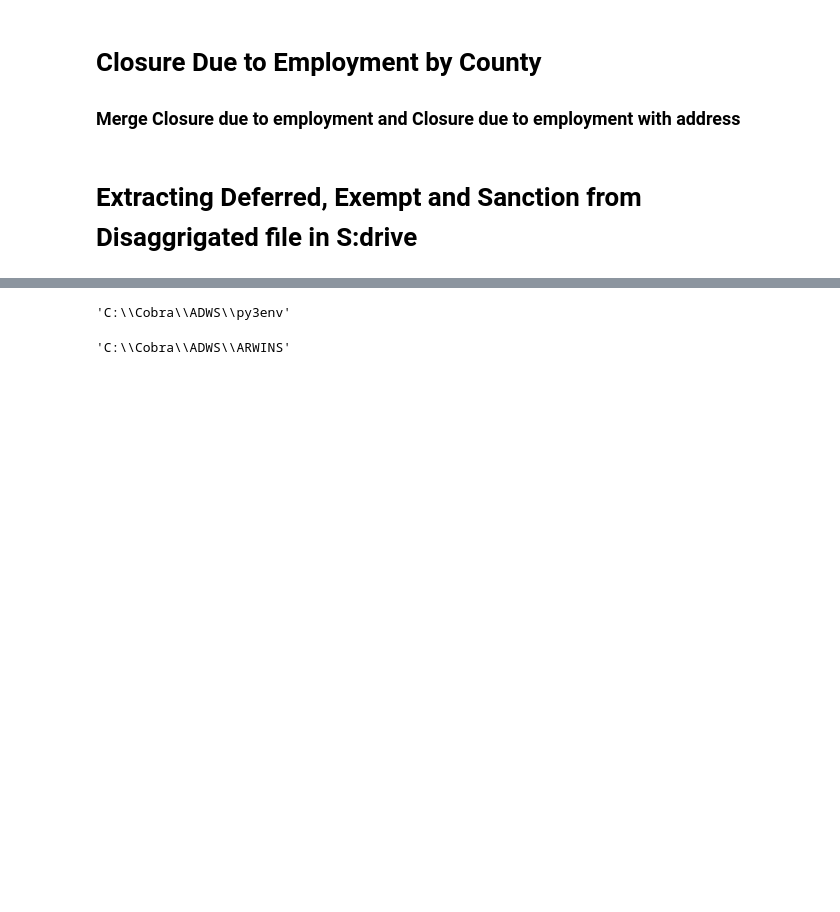
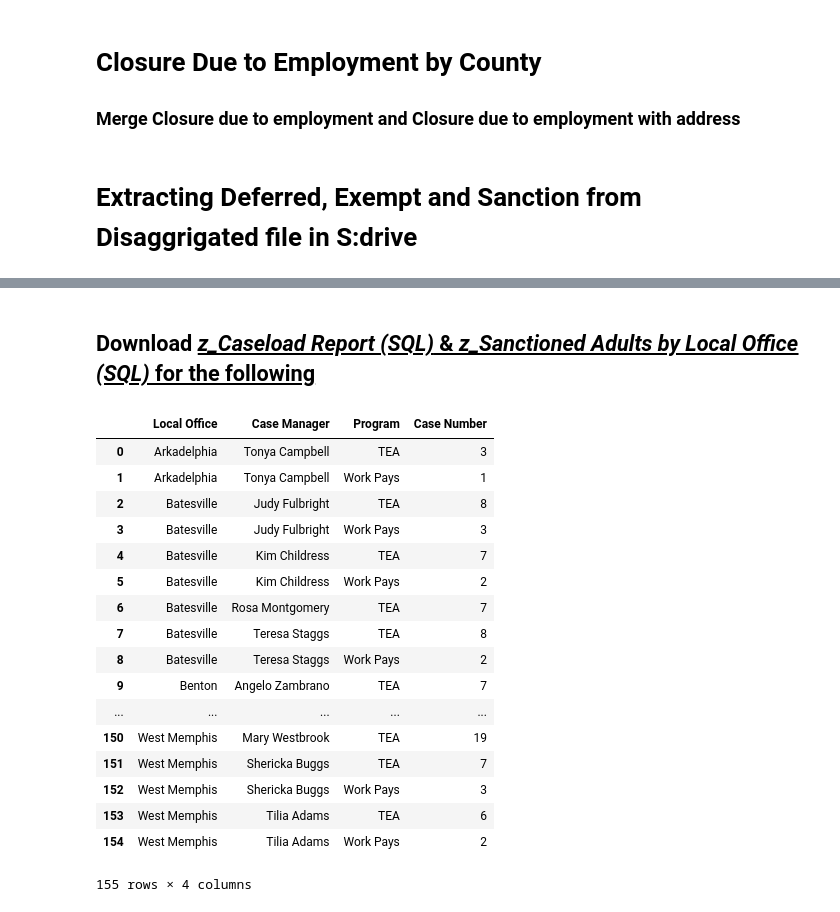
Before and after one commit to nagashrin/federal_reports, a Jupyter notebook: Master/ARWINS Reports_Master.ipynb, the cells around one changed output, grey strips where cells are left out. Saved outputs shown, nothing was run; the diff lists cells and outputs as text; code cells hidden in the pictures; blank space fills up the shorter version.

```diff
--- a/Master/ARWINS Reports_Master.ipynb
+++ b/Master/ARWINS Reports_Master.ipynb
@@ -13,7 +13,7 @@ now = datetime.datetime.now()
 prev = date.today().replace(day=1) - timedelta(days=1)
 int_prev_month = prev.month
 str_prev_month = prev.strftime('%B')
-dir_name = 'S://TANF Reports//!2019 TANF Reports//'
+dir_name = 'S://TANF Reports//!2020 TANF Reports//'
 os.chdir(dir_name)
 
 
@@ -26,7 +26,7 @@ if not os.path.exists(folder_name):
 path = 'C://Users//nnagaraj//Downloads'
 os.chdir(path)
 source = os.listdir(path)
-destination = os.path.join('S://TANF Reports//!2019 TANF Reports', folder_name )
+destination = os.path.join('S://TANF Reports//!2020 TANF Reports', folder_name )
 
 for files in source:
     if files.endswith(".csv"):
@@ -165,5 +139,0 @@ t6_2018q4 = '0000161200001557000014900000028000000259000002510000133200001298000
-# %%
-import os
-os.getcwd()
-# %% [output]
-'C:\\Cobra\\ADWS\\py3env'
@@ -172,4 +140,2 @@ os.chdir('C:\\Cobra\\ADWS\\ARWINS')
-# %%
-os.getcwd()
-# %% [output]
-'C:\\Cobra\\ADWS\\ARWINS'
+# %% [markdown]
+## Download *<u>z_Caseload Report (SQL)<u>* & *<u>z_Sanctioned Adults by Local Office (SQL)<u>* for the following
@@ -175,0 +299,21 @@ os.getcwd()
+# %%
+df_case_count
+# %% [output]
+|  | Local Office | Case Manager | Program | Case Number |
+| 0 | Arkadelphia | Tonya Campbell | TEA | 3 |
+| 1 | Arkadelphia | Tonya Campbell | Work Pays | 1 |
+| 2 | Batesville | Judy Fulbright | TEA | 8 |
+| 3 | Batesville | Judy Fulbright | Work Pays | 3 |
+| 4 | Batesville | Kim Childress | TEA | 7 |
+| 5 | Batesville | Kim Childress | Work Pays | 2 |
+| 6 | Batesville | Rosa Montgomery | TEA | 7 |
+| 7 | Batesville | Teresa Staggs | TEA | 8 |
+| 8 | Batesville | Teresa Staggs | Work Pays | 2 |
+| 9 | Benton | Angelo Zambrano | TEA | 7 |
+| ... | ... | ... | ... | ... |
+| 150 | West Memphis | Mary Westbrook | TEA | 19 |
+| 151 | West Memphis | Shericka Buggs | TEA | 7 |
+| 152 | West Memphis | Shericka Buggs | Work Pays | 3 |
+| 153 | West Memphis | Tilia Adams | TEA | 6 |
+| 154 | West Memphis | Tilia Adams | Work Pays | 2 |
+155 rows × 4 columns
```
Also changed, not shown: parts of 10 cells of this notebook.
